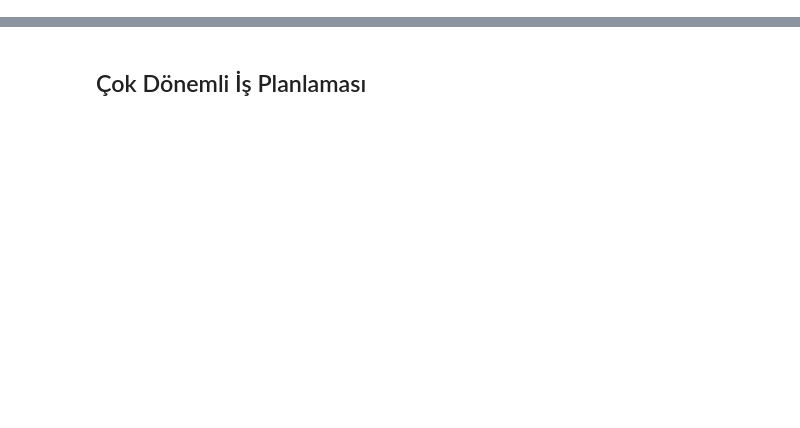
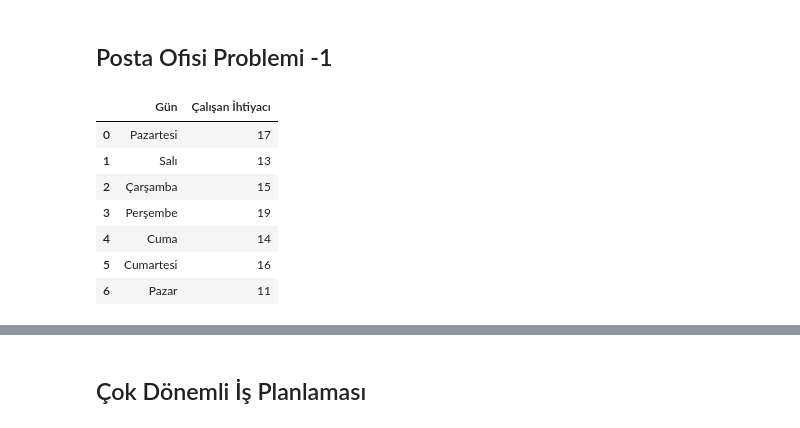
Before and after one commit to OnurBilgic/optimizasyonuygulamalari, a Jupyter notebook: Doğrusal Modelleme Uygulamalar.ipynb, the cells around one changed output, grey strips where cells are left out. Saved outputs shown, nothing was run; the diff lists cells and outputs as text; code cells hidden in the pictures; blank space fills up the shorter version.

```diff
--- a/Doğrusal Modelleme Uygulamalar.ipynb
+++ b/Doğrusal Modelleme Uygulamalar.ipynb
@@ -5,0 +164,13 @@ from pyomo.environ import *
+# %% [markdown]
+## Posta Ofisi Problemi -1
+# %%
+İhtiyac=pd.DataFrame([['Pazartesi',17],['Salı',13],['Çarşamba',15],['Perşembe',19],['Cuma',14],['Cumartesi',16],['Pazar',11]],columns=['Gün','Çalışan İhtiyacı']);İhtiyac
+# %% [output]
+|  | Gün | Çalışan İhtiyacı |
+| 0 | Pazartesi | 17 |
+| 1 | Salı | 13 |
+| 2 | Çarşamba | 15 |
+| 3 | Perşembe | 19 |
+| 4 | Cuma | 14 |
+| 5 | Cumartesi | 16 |
+| 6 | Pazar | 11 |
```
Also changed, not shown: parts of 28 cells of this notebook, 1 other file.
